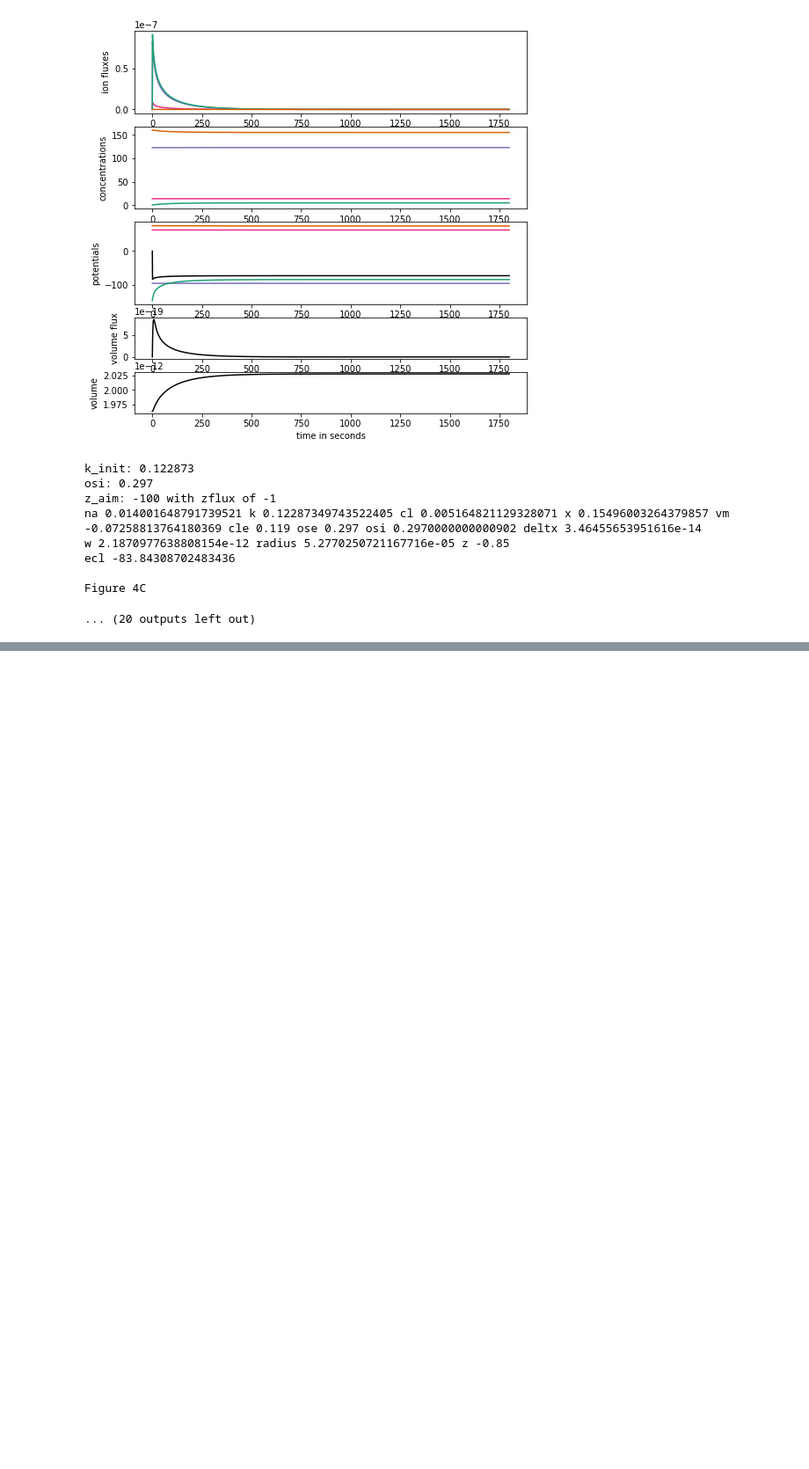
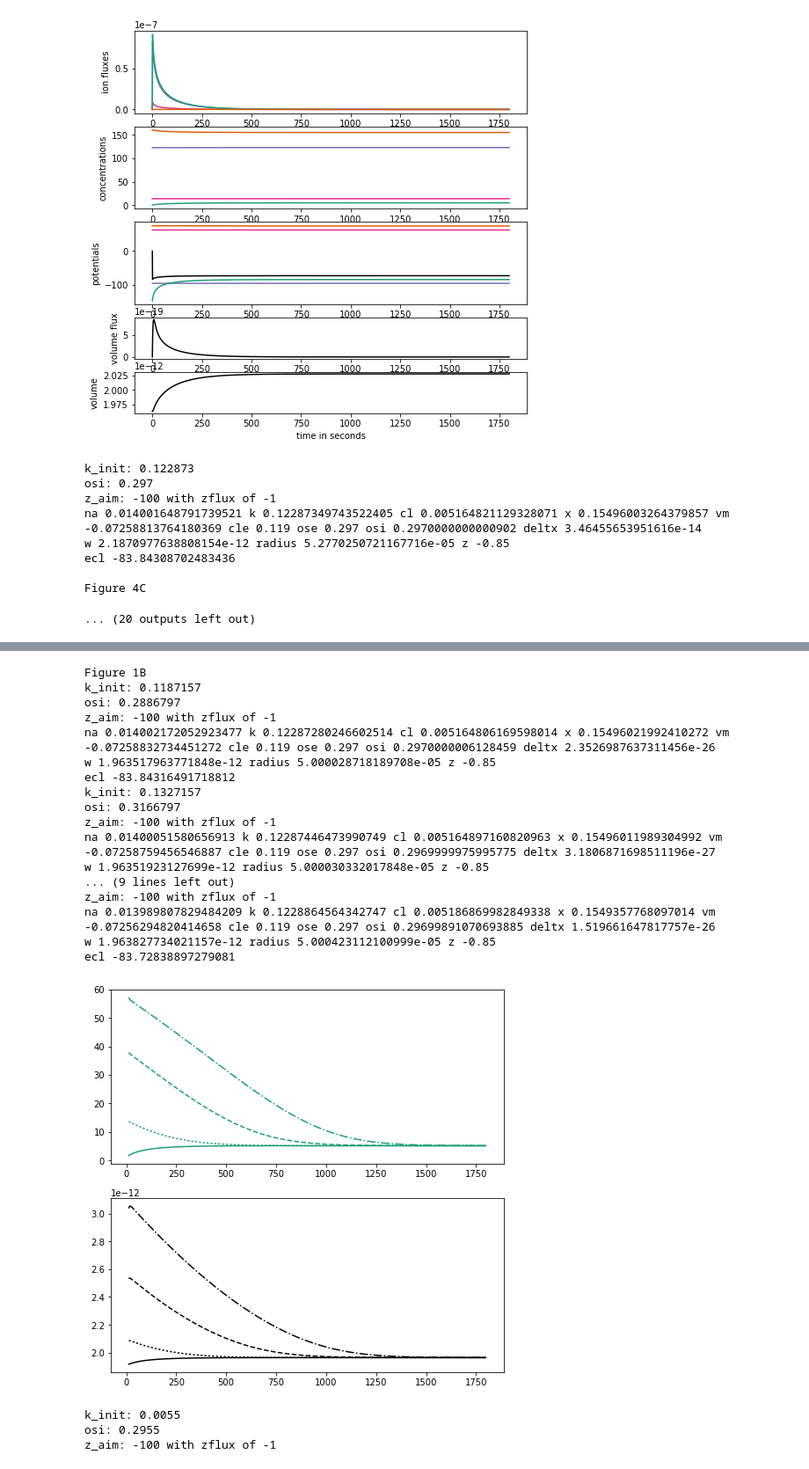
Before and after one commit to kiradust/model-of-neuronal-chloride-homeostasis, a Jupyter notebook: Supplement.ipynb, the cells around one changed output, grey strips where cells are left out. Shown at 88% size. Cells and saved outputs as stored; diff of their text form; code cells hidden in the pictures; blank space fills up the shorter version.

```diff
--- a/Supplement.ipynb
+++ b/Supplement.ipynb
@@ -81,0 +95,29 @@ Figure 4C
+# %%
+import figure_1
+figure_1.f1b(ham=1)
+# %% [output]
+Figure 1B
+k_init: 0.1187157
+osi: 0.2886797
+z_aim: -100 with zflux of -1
+na 0.014002172052923477 k 0.12287280246602514 cl 0.005164806169598014 x 0.15496021992410272 vm -0.07258832734451272 cle 0.119 ose 0.297 osi 0.2970000006128459 deltx 2.3526987637311456e-26
+w 1.963517963771848e-12 radius 5.000028718189708e-05 z -0.85
+ecl -83.84316491718812
+k_init: 0.1327157
+osi: 0.3166797
+z_aim: -100 with zflux of -1
+na 0.01400051580656913 k 0.12287446473990749 cl 0.005164897160820963 x 0.15496011989304992 vm -0.07258759456546887 cle 0.119 ose 0.297 osi 0.2969999975995775 deltx 3.1806871698511196e-27
+w 1.96351923127699e-12 radius 5.000030332017848e-05 z -0.85
+... (9 lines left out)
+z_aim: -100 with zflux of -1
+na 0.013989807829484209 k 0.1228864564342747 cl 0.005186869982849338 x 0.1549357768097014 vm -0.07256294820414658 cle 0.119 ose 0.297 osi 0.29699891070693885 deltx 1.519661647817757e-26
+w 1.963827734021157e-12 radius 5.000423112100999e-05 z -0.85
+ecl -83.72838897279081
+[figure, added]
+# %%
+import figure_1
+ti=figure_1.f1d(time=100000,ham=1)
+# %% [output]
+k_init: 0.0055
+osi: 0.2955
+z_aim: -100 with zflux of -1
```
Also changed, not shown: parts of 6 cells of this notebook, 5 other files.
